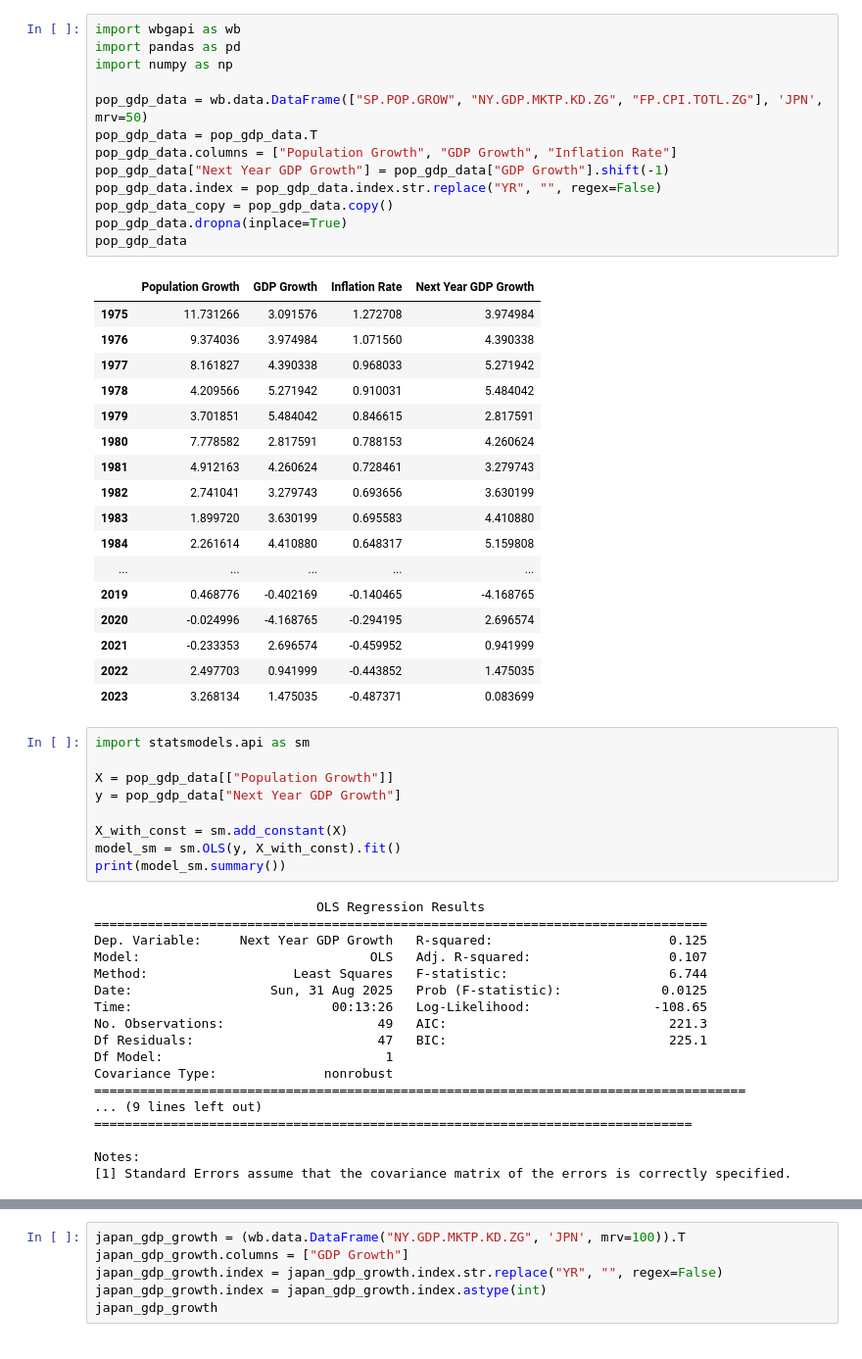
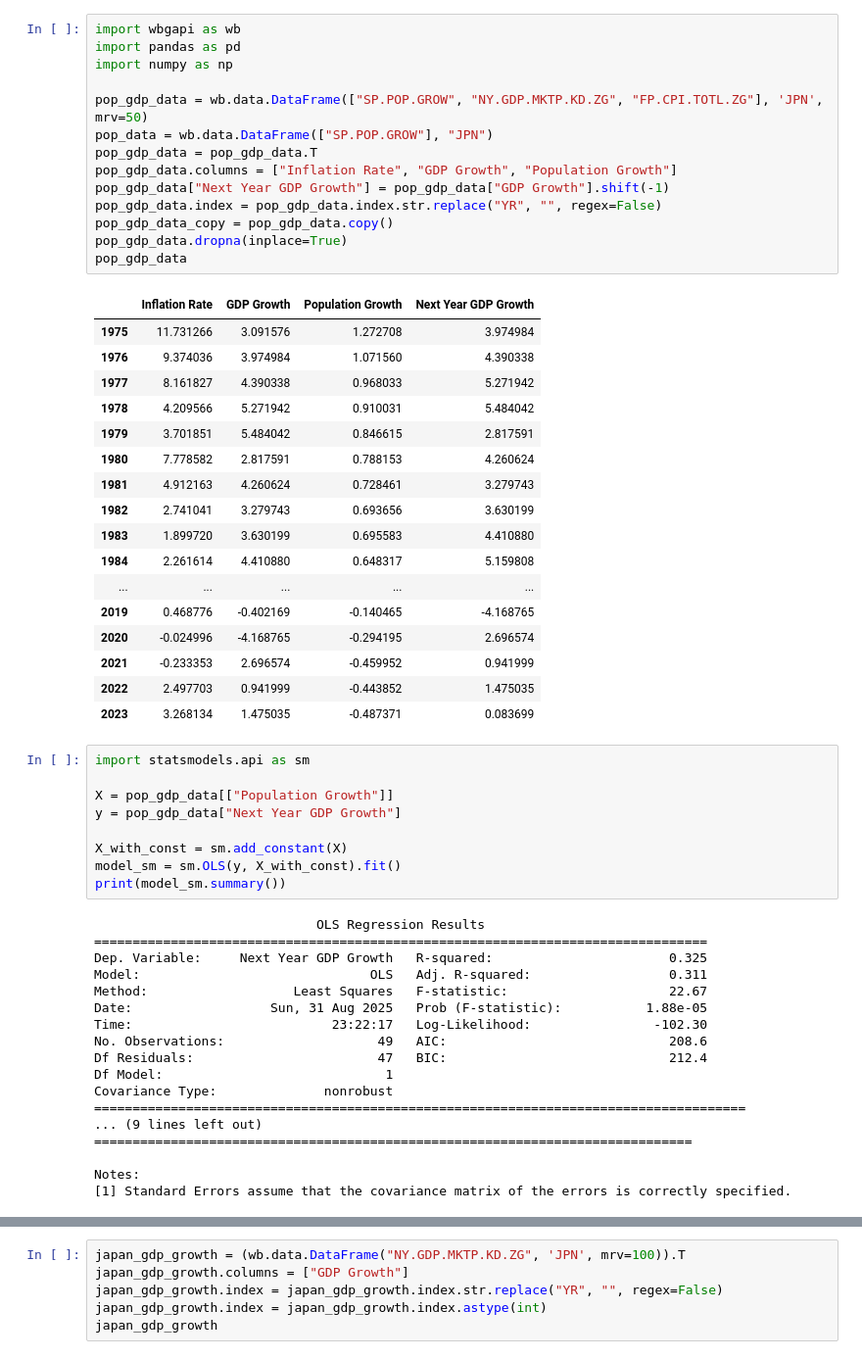
Before and after one commit to tejsidhu17/Econ_Articles, a Jupyter notebook: pop_gdp_growth_regression.ipynb, the cells around one changed output, grey strips where cells are left out. Shown at 98% size. Cells and saved outputs as stored; diff of their text form.

```diff
--- a/pop_gdp_growth_regression.ipynb
+++ b/pop_gdp_growth_regression.ipynb
@@ -1,18 +1,19 @@
 # %%
 import wbgapi as wb
 import pandas as pd
 import numpy as np
 
 pop_gdp_data = wb.data.DataFrame(["SP.POP.GROW", "NY.GDP.MKTP.KD.ZG", "FP.CPI.TOTL.ZG"], 'JPN', mrv=50)
+pop_data = wb.data.DataFrame(["SP.POP.GROW"], "JPN")
 pop_gdp_data = pop_gdp_data.T
-pop_gdp_data.columns = ["Population Growth", "GDP Growth", "Inflation Rate"]
+pop_gdp_data.columns = ["Inflation Rate", "GDP Growth", "Population Growth"]
 pop_gdp_data["Next Year GDP Growth"] = pop_gdp_data["GDP Growth"].shift(-1)
 pop_gdp_data.index = pop_gdp_data.index.str.replace("YR", "", regex=False)
 pop_gdp_data_copy = pop_gdp_data.copy()
 pop_gdp_data.dropna(inplace=True)
 pop_gdp_data
 # %% [output]
-|  | Population Growth | GDP Growth | Inflation Rate | Next Year GDP Growth |
+|  | Inflation Rate | GDP Growth | Population Growth | Next Year GDP Growth |
 | 1975 | 11.731266 | 3.091576 | 1.272708 | 3.974984 |
 | 1976 | 9.374036 | 3.974984 | 1.071560 | 4.390338 |
 | 1977 | 8.161827 | 4.390338 | 0.968033 | 5.271942 |
@@ -41,13 +42,13 @@ print(model_sm.summary())
 # %% [output]
                              OLS Regression Results
 ================================================================================
-Dep. Variable:     Next Year GDP Growth   R-squared:                       0.125
-Model:                              OLS   Adj. R-squared:                  0.107
-Method:                   Least Squares   F-statistic:                     6.744
-Date:                  Sun, 31 Aug 2025   Prob (F-statistic):             0.0125
-Time:                          00:13:26   Log-Likelihood:                -108.65
-No. Observations:                    49   AIC:                             221.3
-Df Residuals:                        47   BIC:                             225.1
+Dep. Variable:     Next Year GDP Growth   R-squared:                       0.325
+Model:                              OLS   Adj. R-squared:                  0.311
+Method:                   Least Squares   F-statistic:                     22.67
+Date:                  Sun, 31 Aug 2025   Prob (F-statistic):           1.88e-05
+Time:                          23:22:17   Log-Likelihood:                -102.30
+No. Observations:                    49   AIC:                             208.6
+Df Residuals:                        47   BIC:                             212.4
 Df Model:                             1
 Covariance Type:              nonrobust
 =====================================================================================
```
Also changed, not shown: parts of 2 cells of this notebook, 1 other file.
